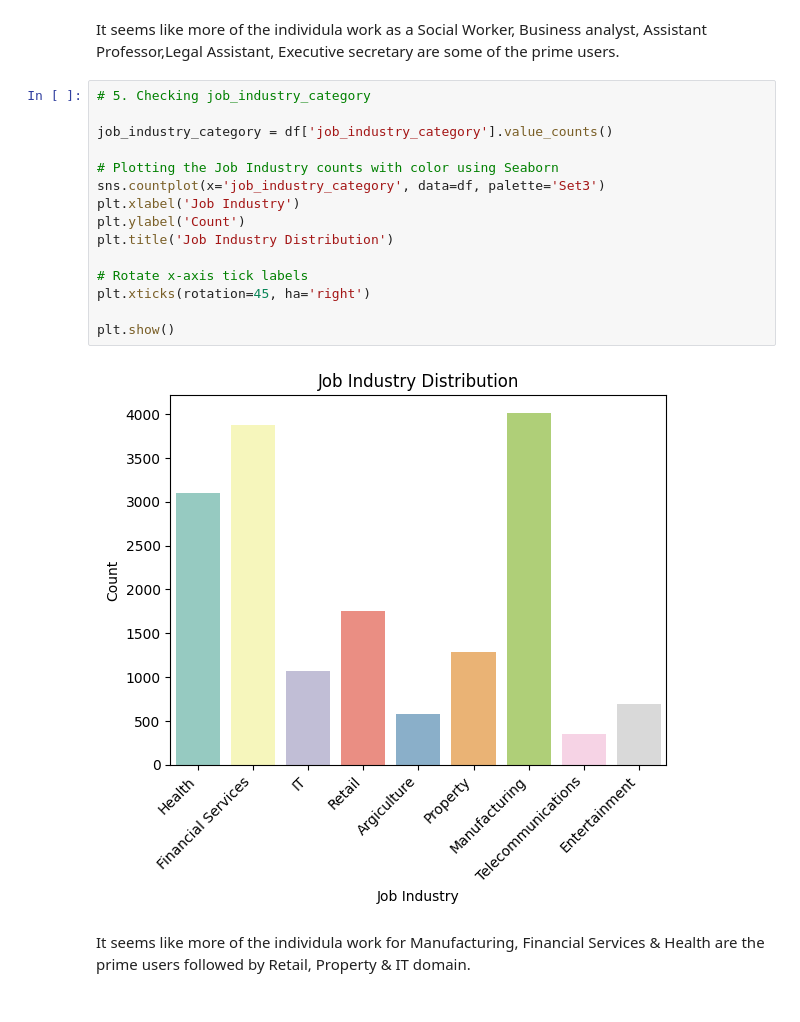
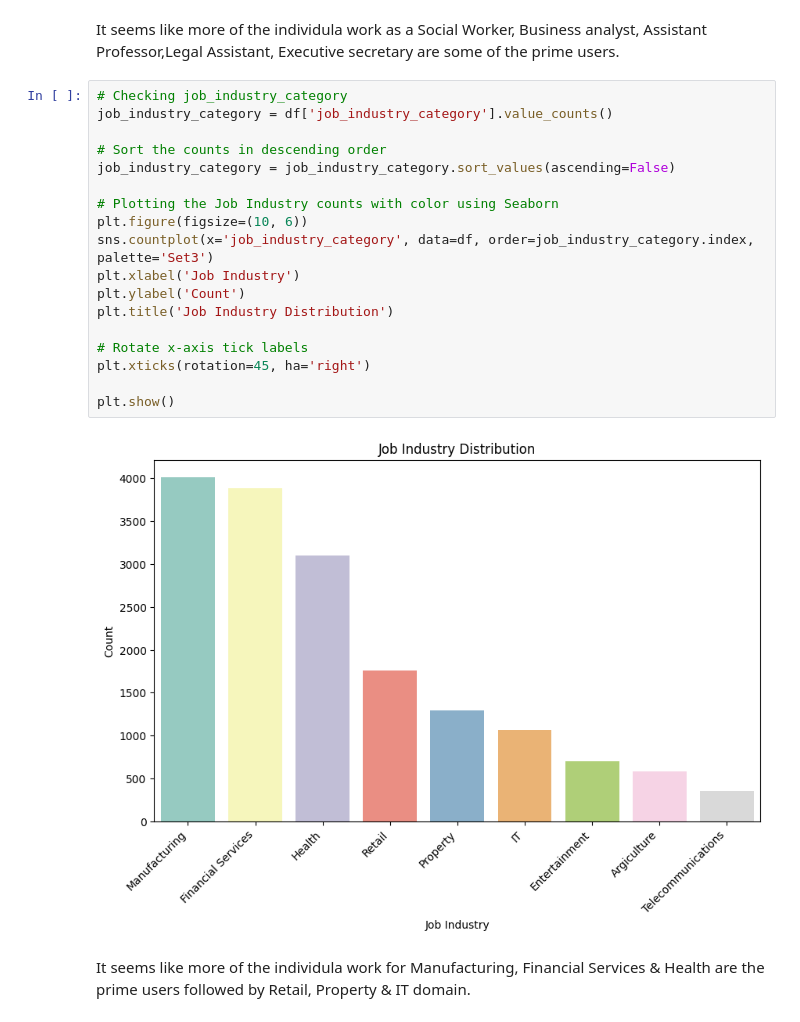
Before and after one commit to ManishRawat07/Virtual-Internships, a Jupyter notebook: 3. KPMG Virtual Internship - Data Analytics/Task 2. Data Insights/Task2 - Modelling.ipynb, the cells around one changed output. Saved outputs shown, nothing was run; the diff lists cells and outputs as text.

```diff
--- a/3. KPMG Virtual Internship - Data Analytics/Task 2. Data Insights/Task2 - Modelling.ipynb
+++ b/3. KPMG Virtual Internship - Data Analytics/Task 2. Data Insights/Task2 - Modelling.ipynb
@@ -250,22 +250,25 @@ Name: job_title, Length: 195, dtype: int64
 # %% [markdown]
 It seems like more of the individula work as a Social Worker, Business analyst, Assistant Professor,Legal Assistant, Executive secretary are some of the prime users.
 # %%
-# 5. Checking job_industry_category
-
+# Checking job_industry_category
 job_industry_category = df['job_industry_category'].value_counts()
 
+# Sort the counts in descending order
+job_industry_category = job_industry_category.sort_values(ascending=False)
+
 # Plotting the Job Industry counts with color using Seaborn
-sns.countplot(x='job_industry_category', data=df, palette='Set3')
+plt.figure(figsize=(10, 6))
+sns.countplot(x='job_industry_category', data=df, order=job_industry_category.index, palette='Set3')
 plt.xlabel('Job Industry')
 plt.ylabel('Count')
 plt.title('Job Industry Distribution')
 
 # Rotate x-axis tick labels
 plt.xticks(rotation=45, ha='right')
 
 plt.show()
 # %% [output]
-[figure, old version]
+[figure, new version]
 # %% [markdown]
 It seems like more of the individula work for Manufacturing, Financial Services & Health are the prime users followed by Retail, Property & IT domain.
 # %%
```
Also changed, not shown: parts of 17 cells of this notebook.
